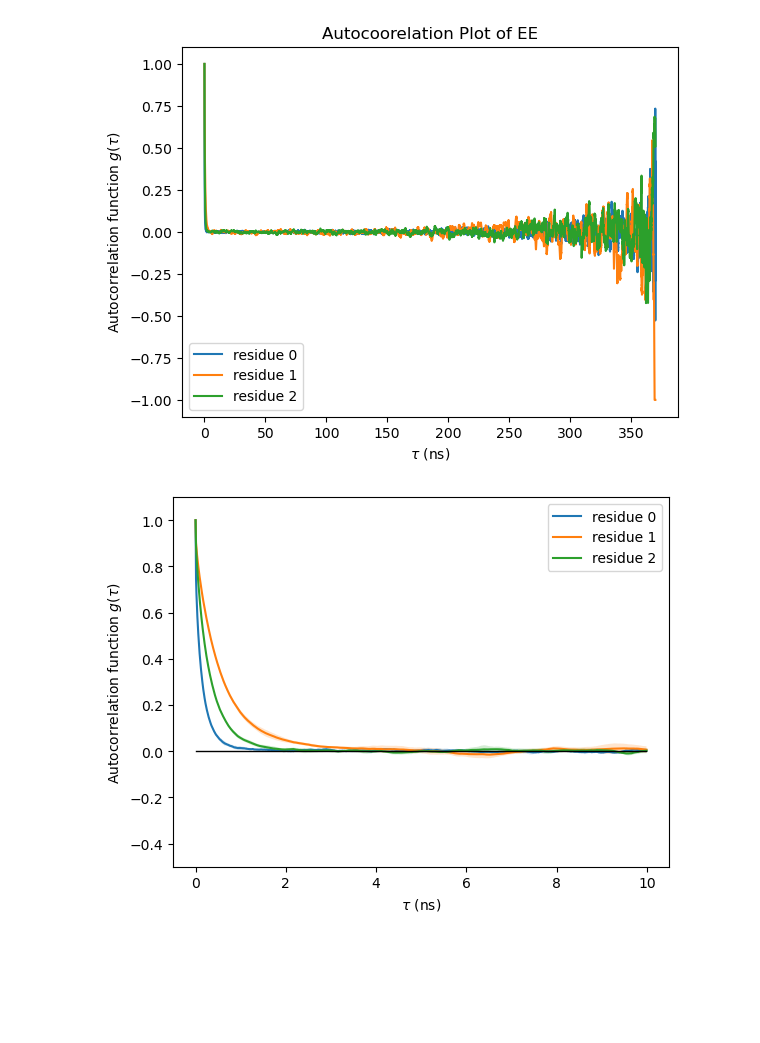
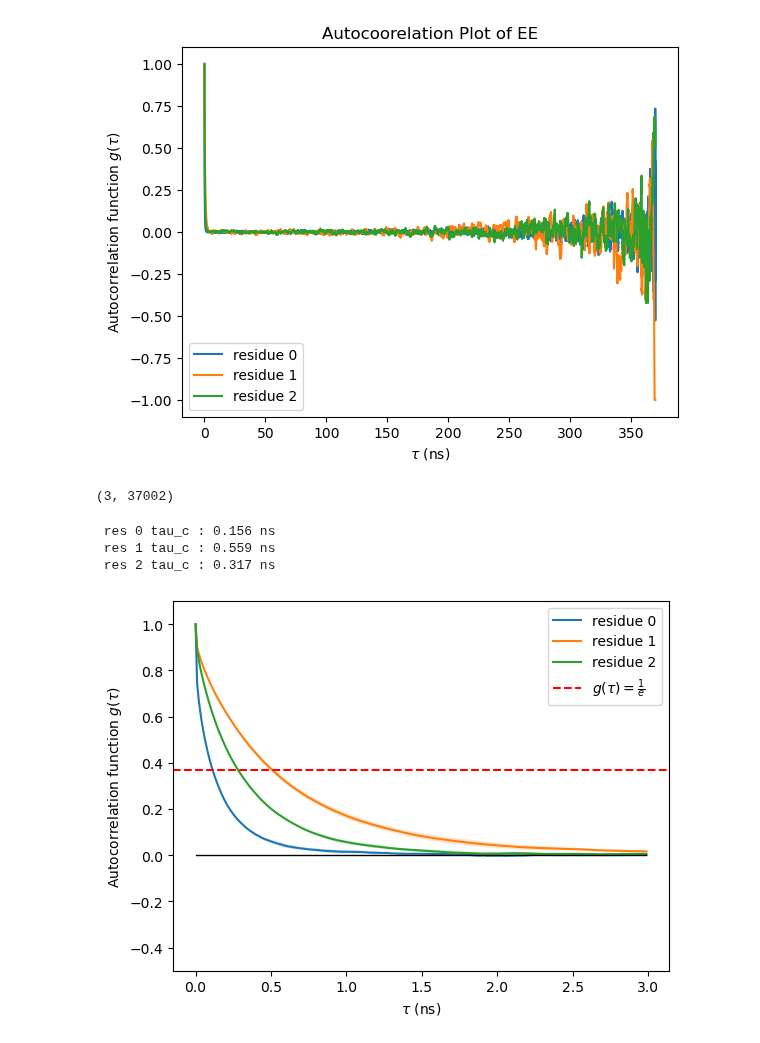
Before and after one commit to starwingc/peptoid_ESM, a Jupyter notebook: EE/analysis/autocoorelation.ipynb, the cells around one changed output. Saved outputs shown, nothing was run; the diff lists cells and outputs as text; code cells hidden in the pictures; blank space fills up the shorter version.

```diff
--- a/EE/analysis/autocoorelation.ipynb
+++ b/EE/analysis/autocoorelation.ipynb
@@ -226,7 +226,7 @@ plt.savefig('autocoorel_data/autocorrel_res012_1us.pdf')
 [figure]
 # %%
 # Define number of trials and residues
-ntrials = 4
+ntrials = 5
 nres = 3  # Number of residues
 
 # Load autocorrelation data from each trial
@@ -251,26 +251,48 @@ for trial in range(ntrials):
 # Compute mean and standard deviation across trials, ignoring NaNs
 results_mean = np.nanmean(results, axis=0)  # (nres, max_ntau)
 results_std = np.nanstd(results, axis=0)
+# %%
+np.shape(result_res012)
+# %% [output]
+(3, 37002)
+# %%
+dt_in_ns = 0.010  # 10 ps per step (converted to ns)
+Nmax = 500
+
+for i, res in enumerate(result_res012):
+    tau_c = np.sum(res[:Nmax]) * dt_in_ns
+    print(f" res {i} tau_c : {tau_c:.3f} ns")
+# %% [output]
+ res 0 tau_c : 0.156 ns
+ res 1 tau_c : 0.559 ns
+ res 2 tau_c : 0.317 ns
 # %%
+ntau = result_res0.shape[0]
 ns_per_step = 0.01
 time = np.arange(ntau)*ns_per_step
-time_to_plot = 10 # in ns
+time_to_plot = 3 # in ns
 index_to_plot = int(time_to_plot / ns_per_step)  # Convert ns to index
 
 plt.figure()
 
 for res in range(nres):
     plt.plot(time[:index_to_plot], results_mean[res,:index_to_plot], label=f'residue {res}')
+
     plt.fill_between(
         time[:index_to_plot],
         results_mean[res,:index_to_plot]+results_std[res,:index_to_plot],
         results_mean[res,:index_to_plot]-results_std[res,:index_to_plot], alpha=0.2, lw=1)
+
+# Add a red vertical line at 1/e
+tau_1e = 1 / np.e  # Compute 1/e
+plt.axhline(y=tau_1e, color='r', linestyle='--', label=r'$g(\tau) = \frac{1}{e}$')
+
 plt.plot(time[:index_to_plot], np.zeros(index_to_plot), 'k-', lw=1)
 plt.ylim(-0.5,1.1)
 plt.xlabel(r'$\tau$ (ns)')
 plt.ylabel(r'Autocorrelation function $g(\tau)$')
 plt.legend(loc='best')
 
 plt.savefig('autocoorel_data/autocorrel_res012_1us_errorbars.pdf')
 # %% [output]
-[figure, old version]
+[figure, new version]
```
Also changed, not shown: parts of 2 cells of this notebook, 2 other files.
